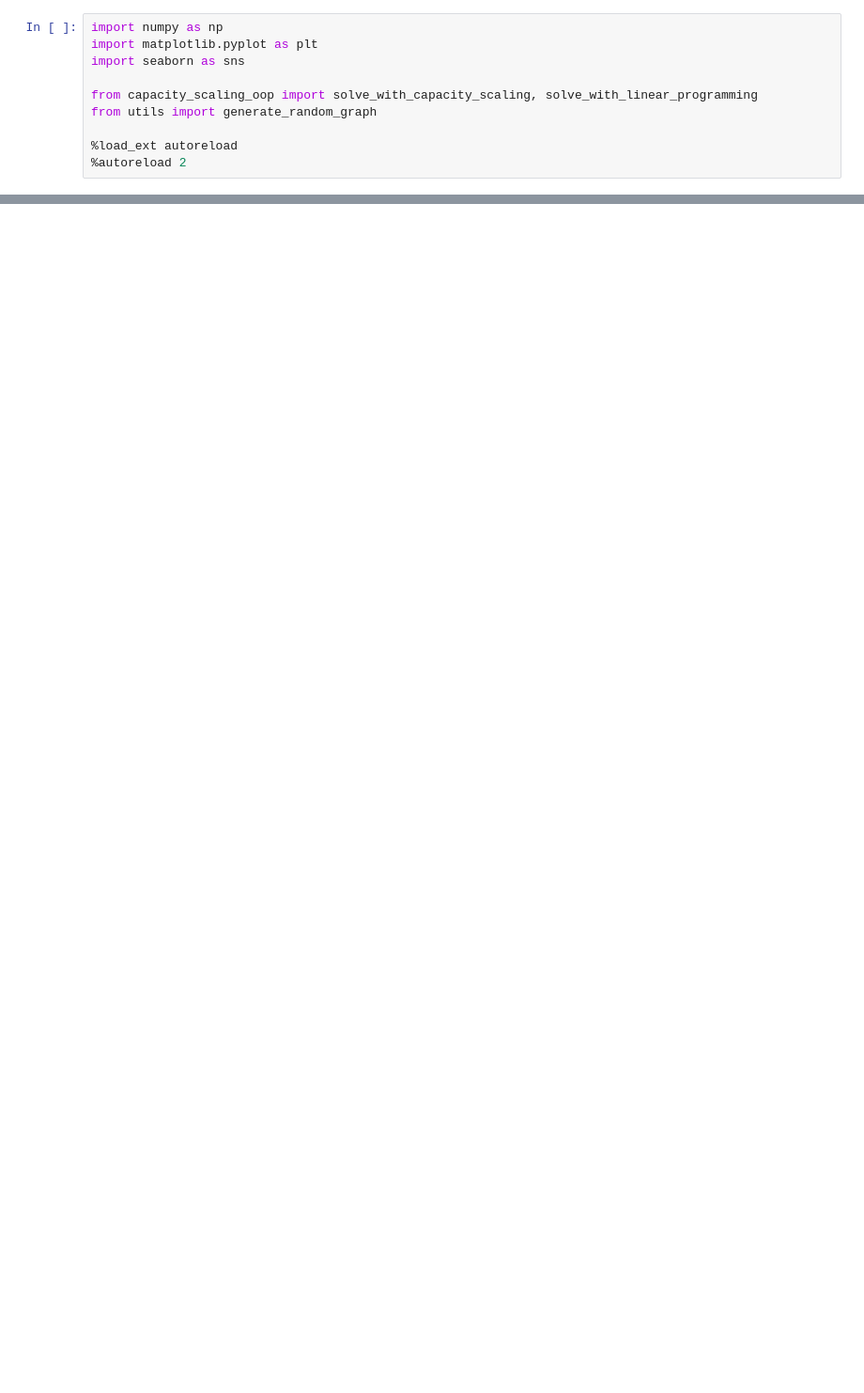
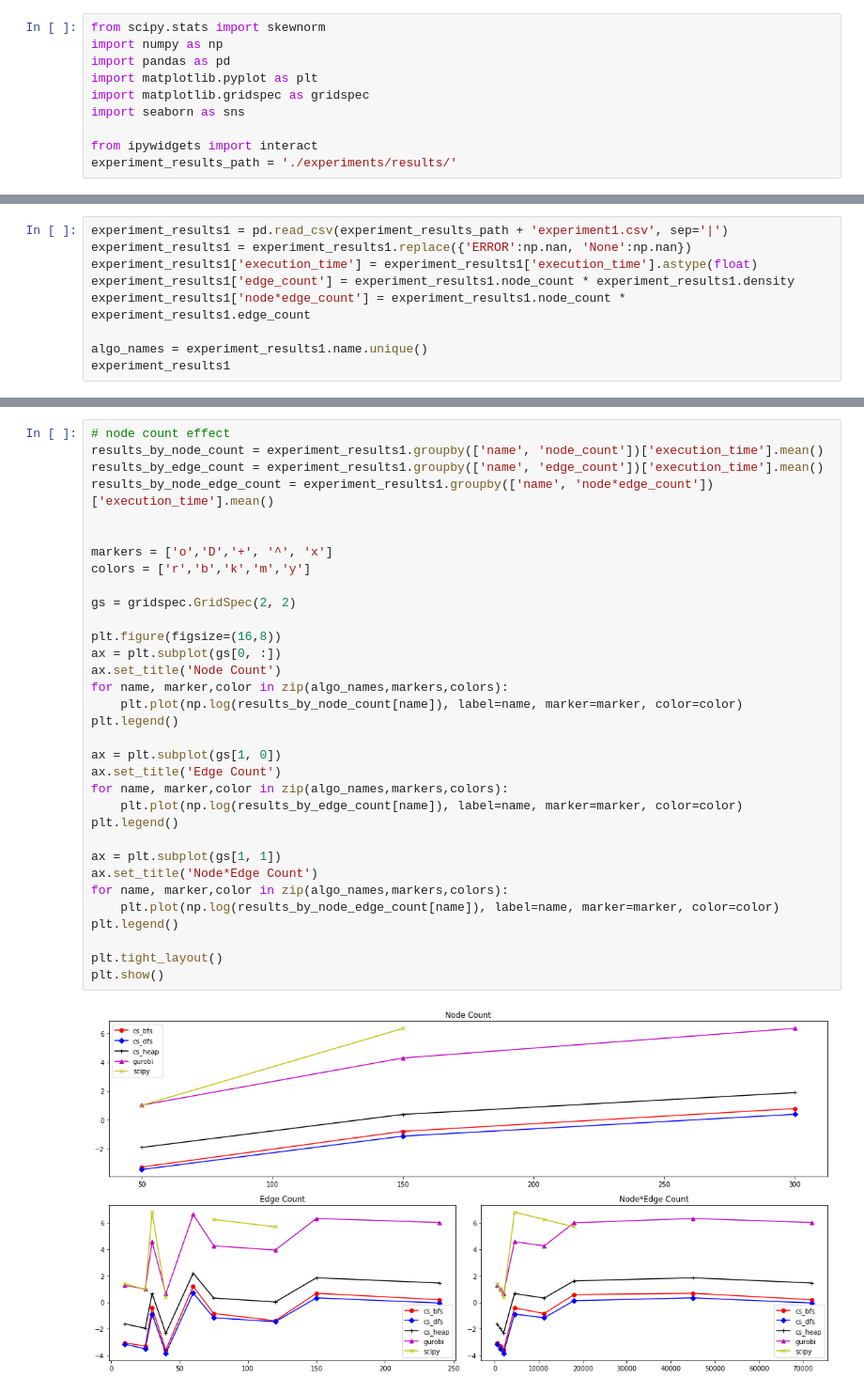
Before and after one commit to rizaozcelik/capacity-scaling, a Jupyter notebook: TermProject.ipynb, the cells around one changed output, grey strips where cells are left out. Shown at 94% size. Saved outputs shown, nothing was run; the diff lists cells and outputs as text; blank space fills up the shorter version.

Commit message:
added ipynb for experiment 1 and 2

```diff
--- a/TermProject.ipynb
+++ b/TermProject.ipynb
@@ -1,10 +5,10 @@
 # %%
+from scipy.stats import skewnorm
 import numpy as np
+import pandas as pd
 import matplotlib.pyplot as plt
+import matplotlib.gridspec as gridspec
 import seaborn as sns
 
-from capacity_scaling_oop import solve_with_capacity_scaling, solve_with_linear_programming
-from utils import generate_random_graph
-
-%load_ext autoreload
-%autoreload 2
+from ipywidgets import interact
+experiment_results_path = './experiments/results/'
@@ -31,0 +29,9 @@ print(solve_with_capacity_scaling(graph)[0])
+# %%
+experiment_results1 = pd.read_csv(experiment_results_path + 'experiment1.csv', sep='|')
+experiment_results1 = experiment_results1.replace({'ERROR':np.nan, 'None':np.nan})
+experiment_results1['execution_time'] = experiment_results1['execution_time'].astype(float)
+experiment_results1['edge_count'] = experiment_results1.node_count * experiment_results1.density
+experiment_results1['node*edge_count'] = experiment_results1.node_count * experiment_results1.edge_count
+
+algo_names = experiment_results1.name.unique()
+experiment_results1
@@ -32 +57,36 @@ print(solve_with_capacity_scaling(graph)[0])
+# %%
+# node count effect
+results_by_node_count = experiment_results1.groupby(['name', 'node_count'])['execution_time'].mean()
+results_by_edge_count = experiment_results1.groupby(['name', 'edge_count'])['execution_time'].mean()
+results_by_node_edge_count = experiment_results1.groupby(['name', 'node*edge_count'])['execution_time'].mean()
+
+
+markers = ['o','D','+', '^', 'x']
+colors = ['r','b','k','m','y']
+
+gs = gridspec.GridSpec(2, 2)
+
+plt.figure(figsize=(16,8))
+ax = plt.subplot(gs[0, :])
+ax.set_title('Node Count')
+for name, marker,color in zip(algo_names,markers,colors):
+    plt.plot(np.log(results_by_node_count[name]), label=name, marker=marker, color=color)
+plt.legend()
+
+ax = plt.subplot(gs[1, 0])
+ax.set_title('Edge Count')
+for name, marker,color in zip(algo_names,markers,colors):
+    plt.plot(np.log(results_by_edge_count[name]), label=name, marker=marker, color=color)
+plt.legend()
+
+ax = plt.subplot(gs[1, 1])
+ax.set_title('Node*Edge Count')
+for name, marker,color in zip(algo_names,markers,colors):
+    plt.plot(np.log(results_by_node_edge_count[name]), label=name, marker=marker, color=color)
+plt.legend()
+
+plt.tight_layout()
+plt.show()
+# %% [output]
+[figure, added]
 # %%
```
Also changed, not shown: parts of 18 cells of this notebook.
